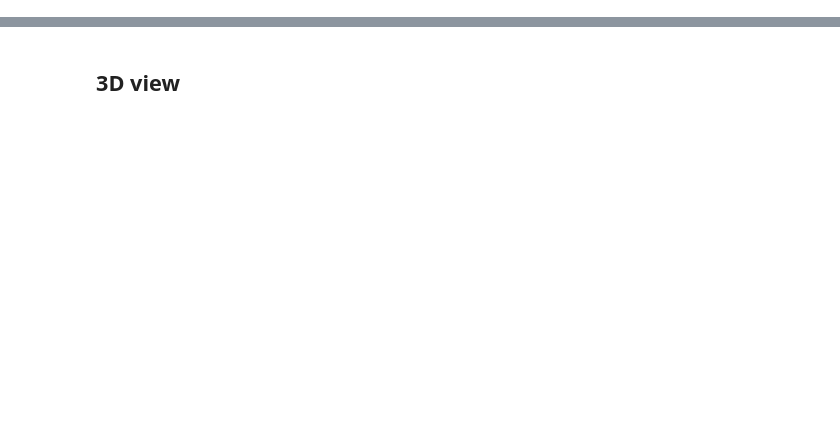
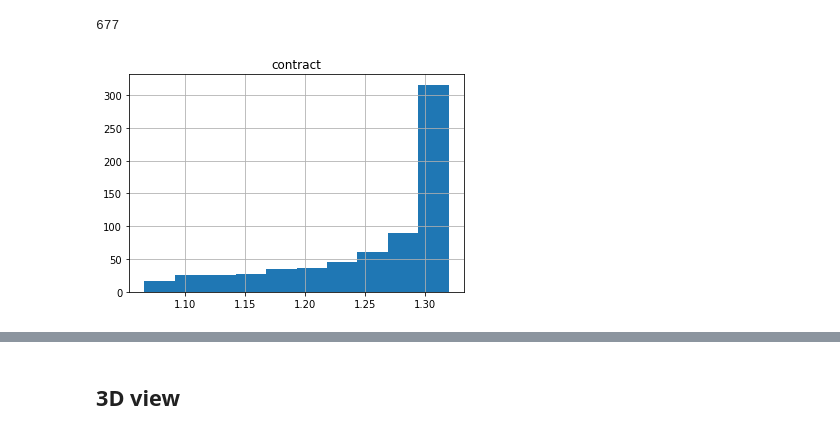
Before and after one commit to suzannelab/invagination, a Jupyter notebook: notebooks/EmbryoExaminer.ipynb, the cells around one changed output, grey strips where cells are left out. Saved outputs shown, nothing was run; the diff lists cells and outputs as text; code cells hidden in the pictures; blank space fills up the shorter version.

```diff
--- a/notebooks/EmbryoExaminer.ipynb
+++ b/notebooks/EmbryoExaminer.ipynb
@@ -44,0 +59,11 @@ start-end
+# %%
+import csv
+#with open('/home/admin-suz/Documents/test.csv', 'rb') as csvfile:
+import pandas as pd
+df = pd.read_csv('/home/admin-suz/Documents/Code/test.csv', index_col=False)
+df.hist(column='contract')
+len(df)
+#plt.plot(df['contract'], '.')
+# %% [output]
+677
+[figure, added]
```
Also changed, not shown: parts of 14 cells of this notebook, 4 other files.
